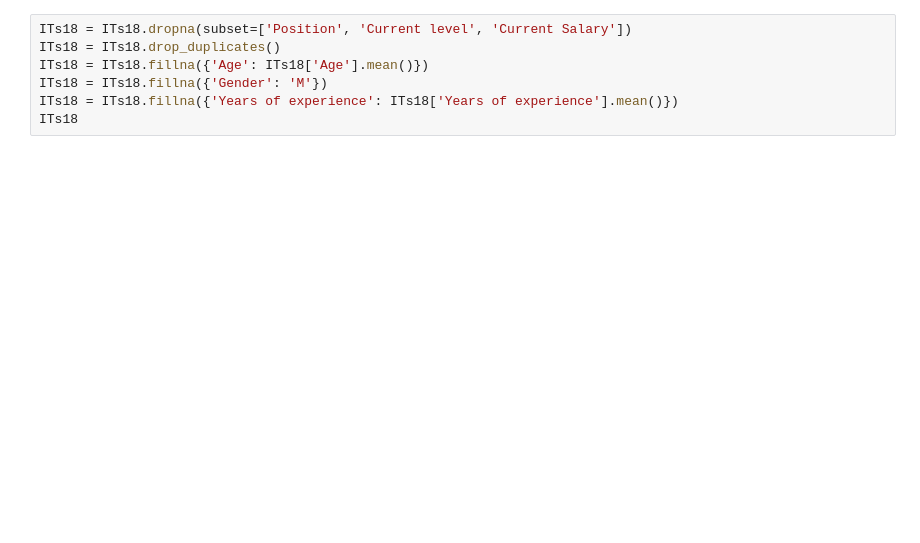
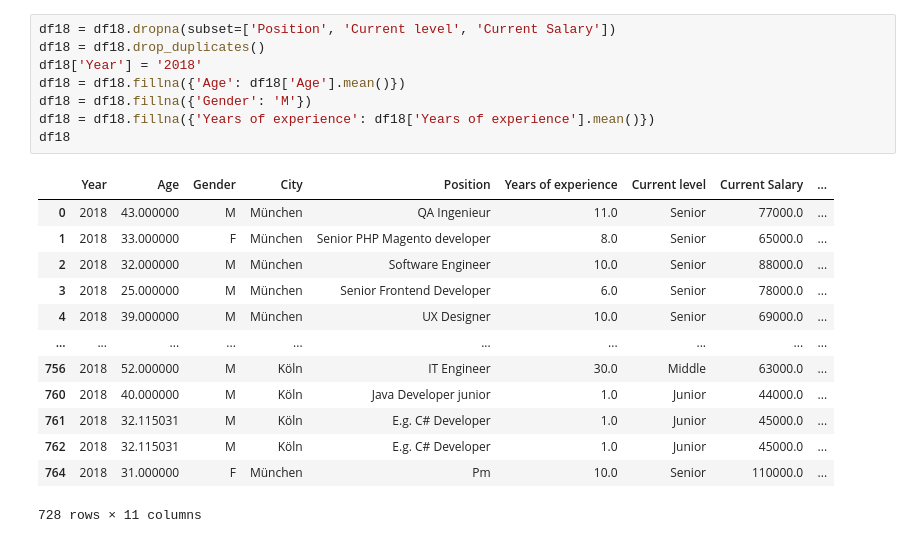
Before and after one commit to Hoangnhan1708/it-salary-analyzing-project, a Jupyter notebook: notebooks/preprocessing.ipynb, the cells around one changed output. Drawn from its saved outputs; the diff is of its cells as text; blank space fills up the shorter version.

```diff
--- a/notebooks/preprocessing.ipynb
+++ b/notebooks/preprocessing.ipynb
@@ -23,9 +40,24 @@ ITs18 = ITs18.rename(columns = {'Your level': 'Current level'})
 # %%
-ITs18 = ITs18.dropna(subset=['Position', 'Current level', 'Current Salary'])
-ITs18 = ITs18.drop_duplicates()
-ITs18 = ITs18.fillna({'Age': ITs18['Age'].mean()})
-ITs18 = ITs18.fillna({'Gender': 'M'})
-ITs18 = ITs18.fillna({'Years of experience': ITs18['Years of experience'].mean()})
-ITs18
+df18 = df18.dropna(subset=['Position', 'Current level', 'Current Salary'])
+df18 = df18.drop_duplicates()
+df18['Year'] = '2018'
+df18 = df18.fillna({'Age': df18['Age'].mean()})
+df18 = df18.fillna({'Gender': 'M'})
+df18 = df18.fillna({'Years of experience': df18['Years of experience'].mean()})
+df18
+# %% [output]
+|  | Year | Age | Gender | City | Position | Years of experience | Current level | Current Salary | ... |
+| 0 | 2018 | 43.000000 | M | München | QA Ingenieur | 11.0 | Senior | 77000.0 | ... |
+| 1 | 2018 | 33.000000 | F | München | Senior PHP Magento developer | 8.0 | Senior | 65000.0 | ... |
+| 2 | 2018 | 32.000000 | M | München | Software Engineer | 10.0 | Senior | 88000.0 | ... |
+| 3 | 2018 | 25.000000 | M | München | Senior Frontend Developer | 6.0 | Senior | 78000.0 | ... |
+| 4 | 2018 | 39.000000 | M | München | UX Designer | 10.0 | Senior | 69000.0 | ... |
+| ... | ... | ... | ... | ... | ... | ... | ... | ... | ... |
+| 756 | 2018 | 52.000000 | M | Köln | IT Engineer | 30.0 | Middle | 63000.0 | ... |
+| 760 | 2018 | 40.000000 | M | Köln | Java Developer junior | 1.0 | Junior | 44000.0 | ... |
+| 761 | 2018 | 32.115031 | M | Köln | E.g. C# Developer | 1.0 | Junior | 45000.0 | ... |
+| 762 | 2018 | 32.115031 | M | Köln | E.g. C# Developer | 1.0 | Junior | 45000.0 | ... |
+| 764 | 2018 | 31.000000 | F | München | Pm | 10.0 | Senior | 110000.0 | ... |
+728 rows × 11 columns
 # %%
 #2019
```
Also changed, not shown: parts of 8 cells of this notebook.
